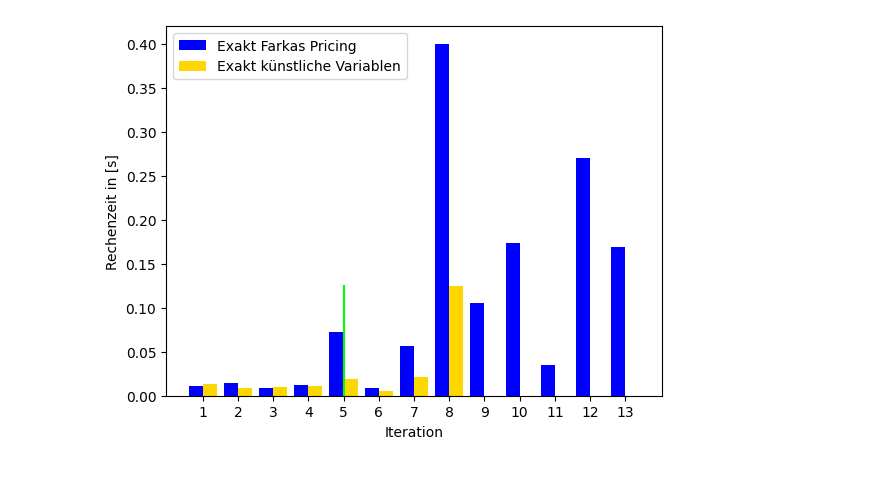
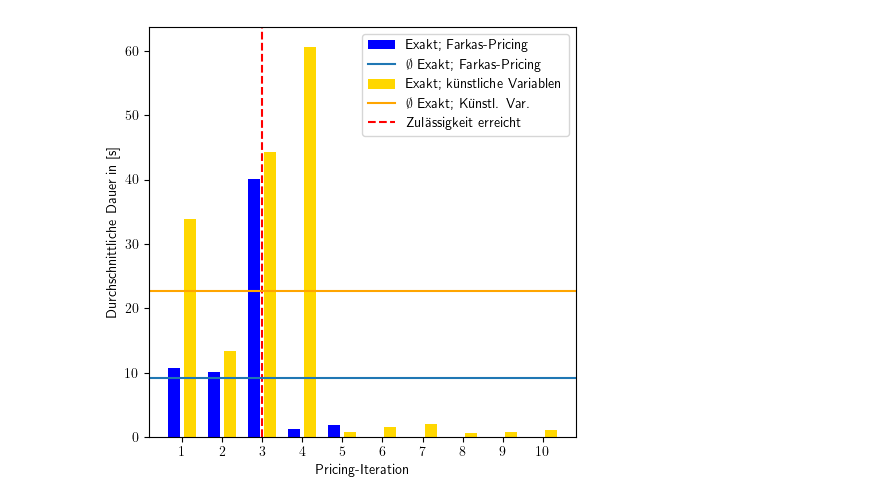
Before and after one commit to glanch/PHALS-CGBP, a Jupyter notebook: testing/results_timelimit_3000s/pricing_iterations/graphik_1.ipynb, the cells around one changed output. Cells and saved outputs as stored; diff of their text form; code cells hidden in the pictures; blank space fills up the shorter version.

```diff
--- a/testing/results_timelimit_3000s/pricing_iterations/graphik_1.ipynb
+++ b/testing/results_timelimit_3000s/pricing_iterations/graphik_1.ipynb
@@ -3,3 +3,6 @@ import os
 import pandas as pd
 import numpy as np
 import matplotlib.pyplot as plt
+from matplotlib import rc, rcParams
+rc('text', usetex=True)
+rcParams.update({'figure.autolayout': True})
@@ -56,34 +246,43 @@ plt.savefig("Ins4_E_F_E_A.png", dpi=400)
 # %%
-name1= "PR_Ins4_H_F.csv"
+name1= "PR_Ins8_E_F.csv"
 data1=pd.read_csv(name1)
-name2= "PR_Ins4_H_A.csv"
+name2= "PR_Ins8_E_A.csv"
 data2=pd.read_csv(name2)
 time1=data1["Unnamed: 5"].to_numpy()[1:]
 time2=data2["Unnamed: 5"].to_numpy()[1:]
-
 diff = len(time2) - len(time1)
 if len(time2) < len(time1):
     for i in range(abs(diff)):
         time2=np.append(time2, 0)
 else:
     for i in range(abs(diff)):
         time1=np.append(time1, 0)
 
+x= np.arange(0, len(time2)) + 1
+
+#width = 0.25
+fig, ax = plt.subplots()
+fig.set_figwidth(5)
+fig.set_figwidth(5)
+ax.set_xticks(x)
+plt.bar(x - 0.2, time1, 0.3, label = 'Exakt; Farkas-Pricing', color="blue")
+plt.bar(x + 0.2, time2, 0.3, label = 'Exakt; künstliche Variablen', color="gold")
+avg_1 = sum(time1) / 7
+avg_2 = sum(time2) / 7
+plt.axvline(x=3, label="Zulässigkeit erreicht", color="red", linestyle="dashed")
+plt.axhline(y=avg_1, label=r'$\emptyset$ Exakt; Farkas-Pricing')
+plt.axhline(y=avg_2, label="$\emptyset$ Exakt; Künstl. Var.", color="orange")
 
 
-x= np.arange(len(time1)) + 1
+x1, y1 = [3, 3], [0, max(time2)]
+#plt.plot(x1, y1, marker = '' , color="lime", linewidth=2, label="Zulässigkeit erreicht")
+handles, labels = plt.gca().get_legend_handles_labels()
+order = [3,1,4,2,0]
+plt.legend([handles[idx] for idx in order],[labels[idx] for idx in order])
 
-fig, ax = plt.subplots()
-ax.set_xticks(x)
-plt.bar(x - 0.2, time1, 0.4, label = 'Exakt Farkas Pricing', color="blue")
-plt.bar(x + 0.2, time2, 0.4, label = 'Exakt künstliche Variablen', color="gold")
 
-x1, y1 = [5, 5], [0, max(time2)]
-plt.plot(x1, y1, marker = '' , color="lime")
-
-plt.legend()
-plt.ylabel("Rechenzeit in [s]")
-plt.xlabel("Iteration")
-plt.savefig("Ins4_H_F_H_A.png", dpi=400)
+plt.ylabel("Durchschnittliche Dauer in [s]")
+plt.xlabel("Pricing-Iteration")
+plt.savefig("Ins8_E_F_E_A.pdf") # dpi=400)
 # %% [output]
-[figure, old version]
+[figure, new version]
```
Also changed, not shown: parts of 14 cells of this notebook, 2 other files.
